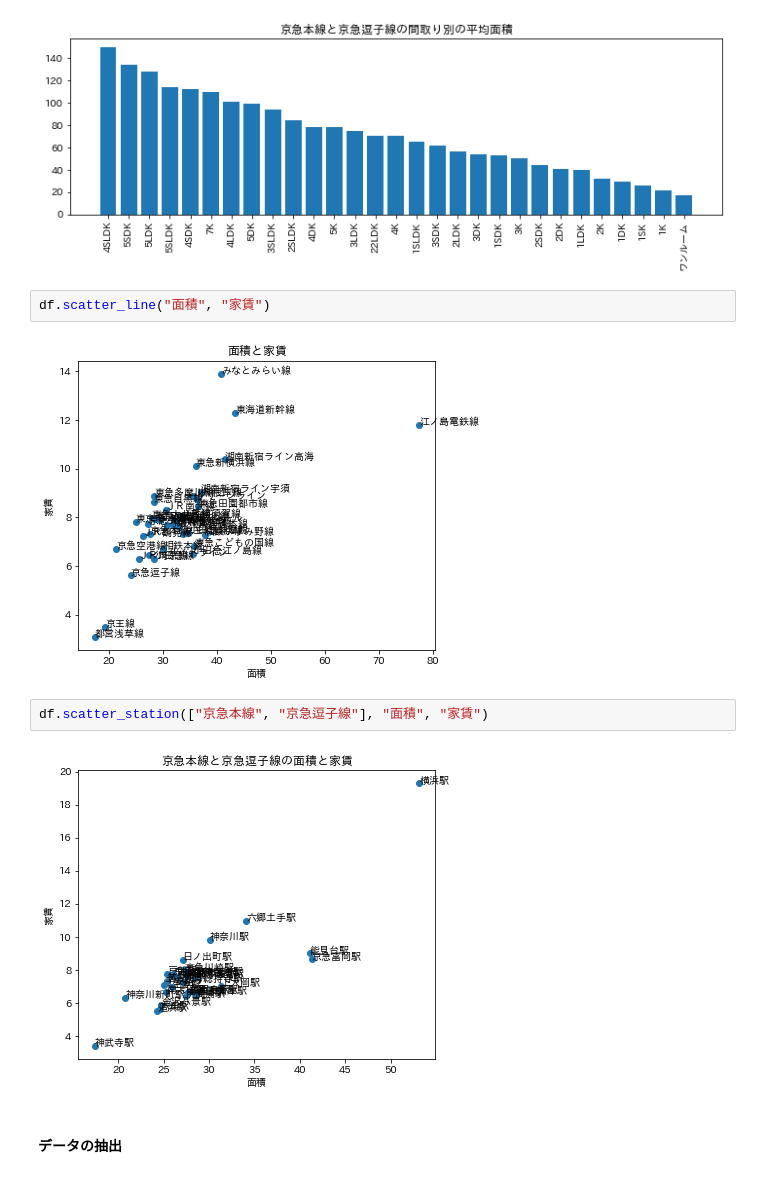
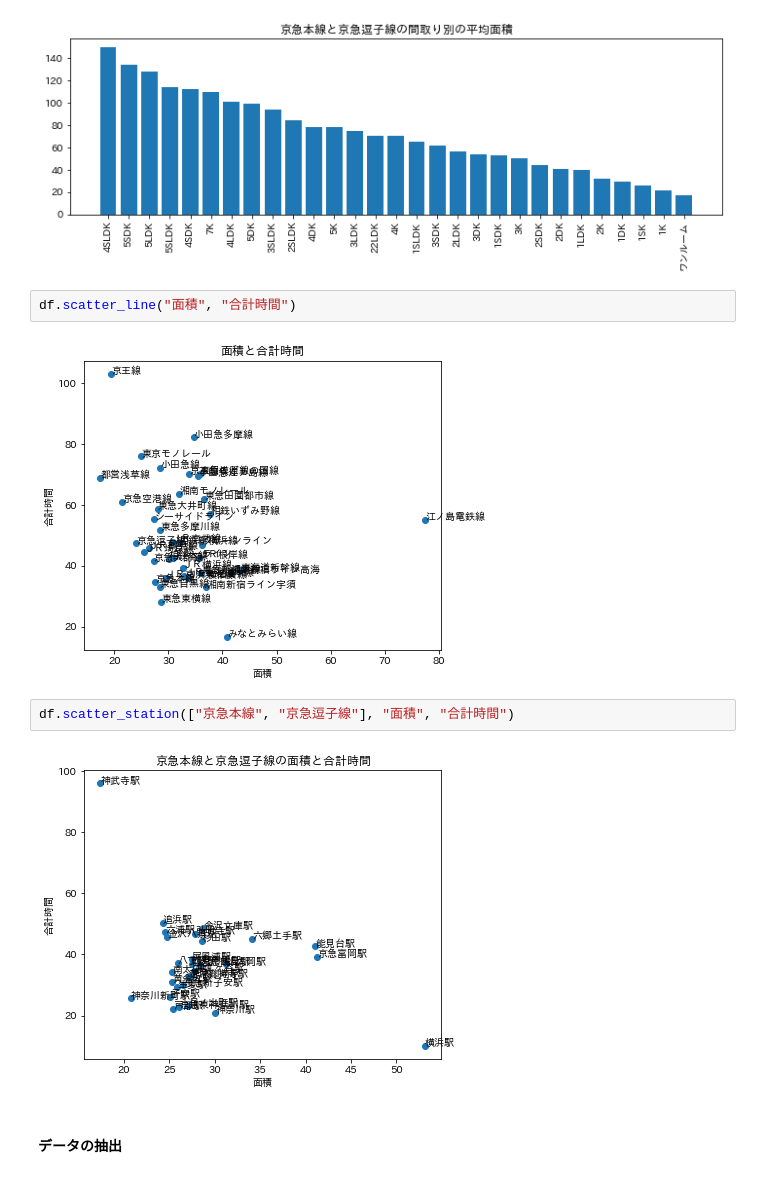
Before and after one commit to ymtm123/xbp_suumo, a Jupyter notebook: main.ipynb, the cells around one changed output. Saved outputs shown, nothing was run; the diff lists cells and outputs as text.

```diff
--- a/main.ipynb
+++ b/main.ipynb
@@ -36,13 +36,13 @@ df.ranking_bar_by_line(["京急本線", "京急逗子線"], "間取り", "面積
 # %% [output]
 [figure]
 # %%
-df.scatter_line("面積", "家賃")
+df.scatter_line("面積", "合計時間")
 # %% [output]
-[figure, old version]
+[figure, new version]
 # %%
-df.scatter_station(["京急本線", "京急逗子線"], "面積", "家賃")
+df.scatter_station(["京急本線", "京急逗子線"], "面積", "合計時間")
 # %% [output]
-[figure, old version]
+[figure, new version]
 # %% [markdown]
 #### データの抽出
 # %%
```
